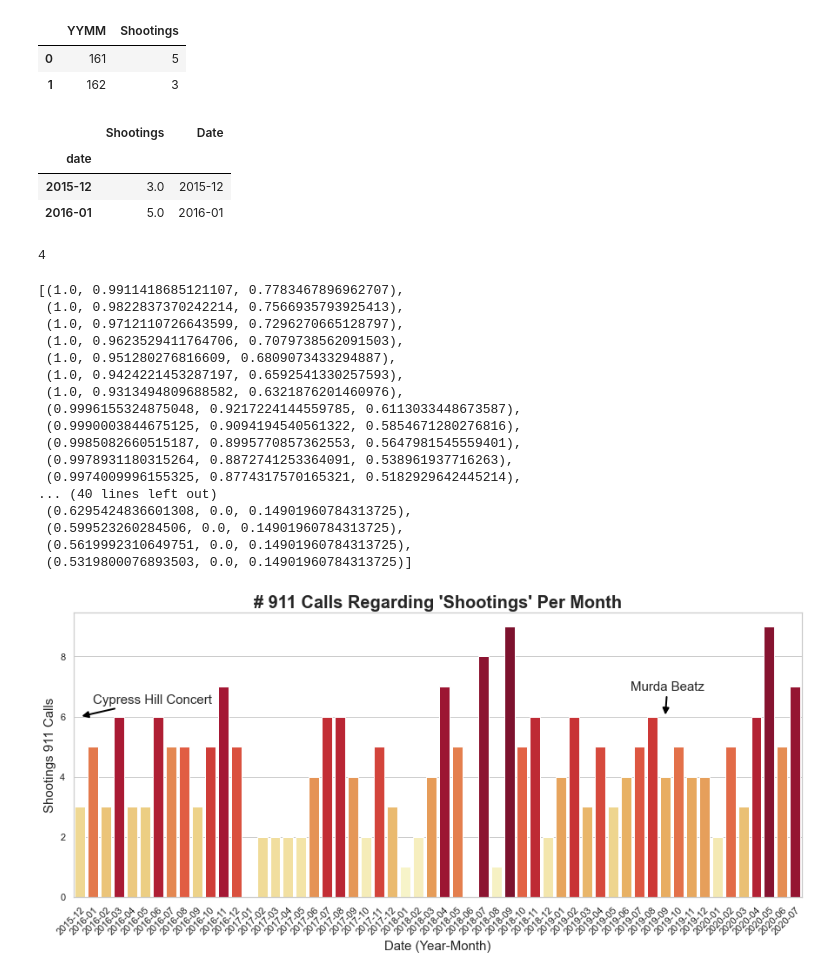
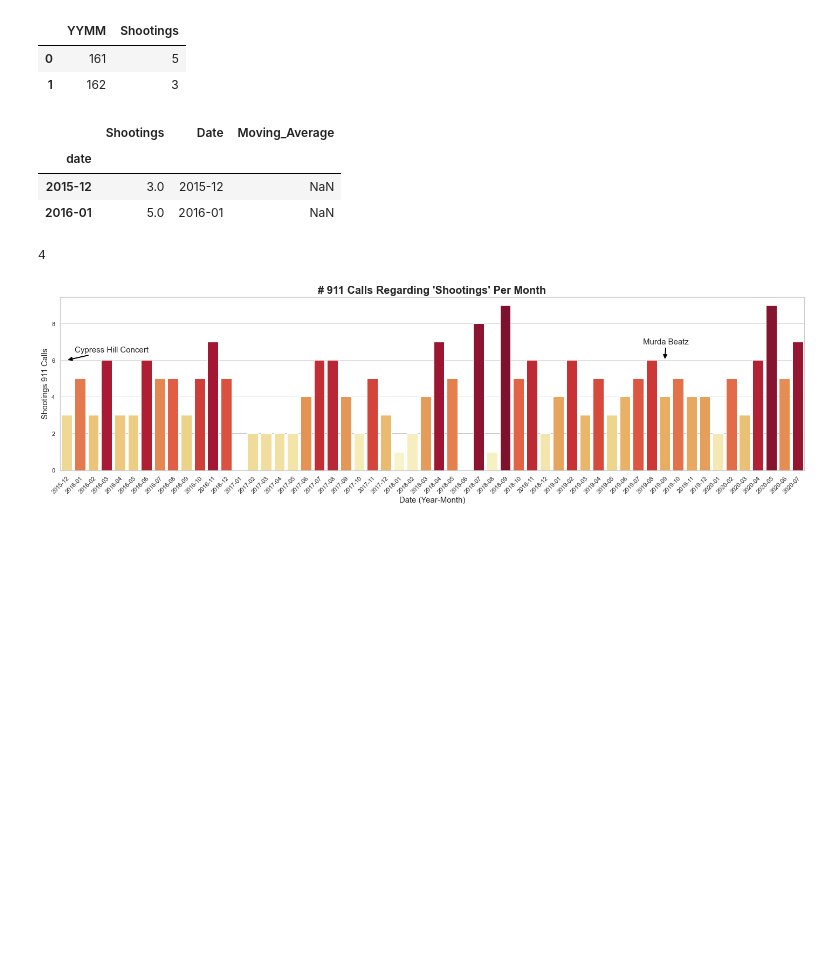
Before and after one commit to ClodettaV/Team_challenge_1, a Jupyter notebook: Dans_Part.ipynb, the cells around one changed output. Saved outputs shown, nothing was run; the diff lists cells and outputs as text; code cells hidden in the pictures; blank space fills up the shorter version.

```diff
--- a/Dans_Part.ipynb
+++ b/Dans_Part.ipynb
@@ -12,5 +12,9 @@
 # %% [markdown]
 ## Define Haversine Function for mathematical calculation of distance between 2 coordinate pairs
+# %%
+# getting all my plots in a pdf rather than individual png's
+from matplotlib.backends.backend_pdf import PdfPages
+pp = PdfPages('Dans_Part.pdf')
 # %% [markdown]
 # Import Libraries
 # %%
@@ -408,12 +414,13 @@ df1=df1.drop(columns=['YYMM'])
 
 df1
 df1["Date"]=df1.index
+df1['Moving_Average'] = df1["Shootings"].rolling(window=6).mean()
 df1.head(2)
 # %% [output]
-|  | Shootings | Date |
-| date |  |  |
-| 2015-12 | 3.0 | 2015-12 |
-| 2016-01 | 5.0 | 2016-01 |
+|  | Shootings | Date | Moving_Average |
+| date |  |  |  |
+| 2015-12 | 3.0 | 2015-12 | NaN |
+| 2016-01 | 5.0 | 2016-01 | NaN |
 # %%
 len("Date")
 # %% [output]
@@ -421,46 +428,37 @@ len("Date")
 # %%
 n_plots=len(df1["Date"])
 pal = sns.color_palette("YlOrRd", len(df1["Date"]))
 
 
-f, ax = plt.subplots(figsize=(15, 6))
+fig3, ax = plt.subplots(figsize=(20, 6))
 
 
 
 #pal=sns.set_palette(reversed(sns.color_palette("Blues_d", n_plots)), n_plots)
 
 
 Rank = -df1["Shootings"].argsort().argsort()
 ax = sns.barplot(x="Date", y="Shootings", data=df1,palette=np.array(pal[::-1])[Rank])
 ax.set_xticklabels(ax.get_xticklabels(),rotation=45,ha="right",rotation_mode='anchor')
 plt.xlabel("Date (Year-Month)",size=15)
 plt.ylabel("Shootings 911 Calls",size=15)
 
 ax.set_title("# 911 Calls Regarding 'Shootings' Per Month",
              fontdict ={
                  'fontsize': 20,
                  'fontweight' : 'bold'
                          })
 
 plt.annotate('Cypress Hill Concert', xy=(0, 6), xytext=(15, 15),fontsize=15, textcoords='offset points', arrowprops=dict(arrowstyle='-|>',color='black',lw=2,ls='-'))
 plt.annotate('Murda Beatz', (45, 6), xytext=(-40, 30), fontsize=15,textcoords='offset points', arrowprops=dict(arrowstyle='-|>',color='black',lw=2,ls='-'))
 pal
+df2  = df1.set_index('Date')
+df2=df2[["Moving_Average"]]
+#df2.plot()
+#plt.plot(df1['Date'],df1['Moving_Average'], "g",linewidth=5)
+fig3.tight_layout()
+plt.show()
+fig3.savefig('fig3.png')
+pp.savefig(fig3)
 # %% [output]
-[(1.0, 0.9911418685121107, 0.7783467896962707),
- (1.0, 0.9822837370242214, 0.7566935793925413),
- (1.0, 0.9712110726643599, 0.7296270665128797),
- (1.0, 0.9623529411764706, 0.7079738562091503),
- (1.0, 0.951280276816609, 0.6809073433294887),
- (1.0, 0.9424221453287197, 0.6592541330257593),
- (1.0, 0.9313494809688582, 0.6321876201460976),
- (0.9996155324875048, 0.9217224144559785, 0.6113033448673587),
- (0.9990003844675125, 0.9094194540561322, 0.5854671280276816),
- (0.9985082660515187, 0.8995770857362553, 0.5647981545559401),
- (0.9978931180315264, 0.8872741253364091, 0.538961937716263),
- (0.9974009996155325, 0.8774317570165321, 0.5182929642445214),
-... (40 lines left out)
- (0.6295424836601308, 0.0, 0.14901960784313725),
- (0.599523260284506, 0.0, 0.14901960784313725),
- (0.5619992310649751, 0.0, 0.14901960784313725),
- (0.5319800076893503, 0.0, 0.14901960784313725)]
-[figure, old version]
+[figure, new version]
```
Also changed, not shown: parts of 21 cells of this notebook, 5 other files.
